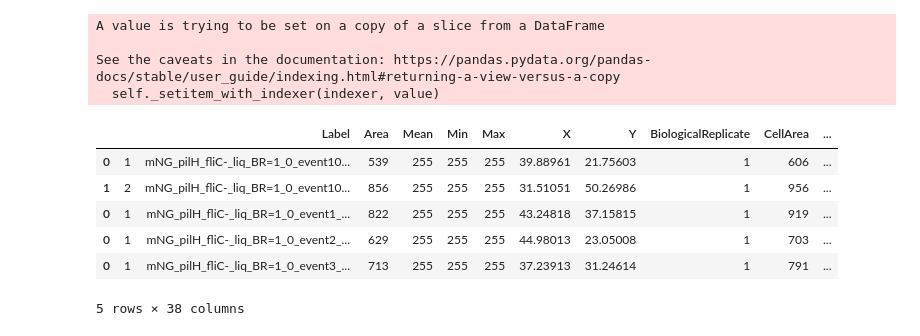
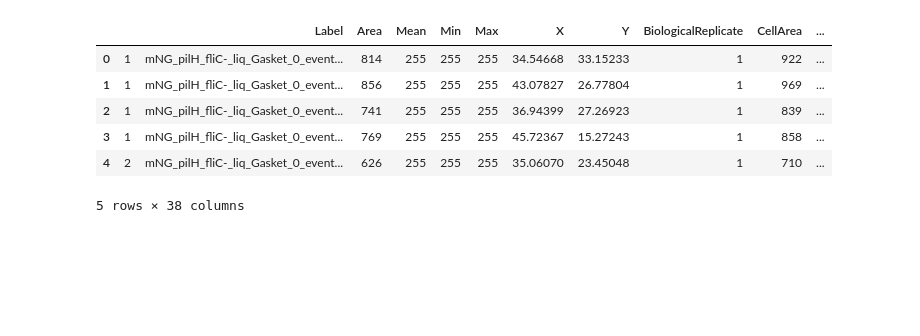
Before and after one commit to lorenzotala/PhD_codes, a Jupyter notebook: Mechanosensation/Python_code/Pole_analysis/Pole_analysis.ipynb, the cells around one changed output. Cells and saved outputs as stored; diff of their text form; code cells hidden in the pictures; blank space fills up the shorter version.

```diff
--- a/Mechanosensation/Python_code/Pole_analysis/Pole_analysis.ipynb
+++ b/Mechanosensation/Python_code/Pole_analysis/Pole_analysis.ipynb
@@ -43,56 +43,60 @@ def bootstrap_stats(bs_samples):
     return np.mean(bs_means), np.median(bs_medians), bs_IC_means, bs_IC_medians
 # %%
 #set root folder
-path='D:/Pili_and_PaQa_counts_data/mNG_pilH'
+#path='E:\Sauvegardes PhD\Covid-19\Pili_and_PaQa_counts_data\Pili_fluo\mNG_pilH'
+path = "C:/Users/tala/Desktop/git/PhD_codes/Mechanosensation/Python_code/Pole_analysis/combined_pilH/"
+Combine_Data = True
 os.chdir(path)
 extension = 'csv'
 list_csv = []
 for root, dirs, files in os.walk(path, topdown=False):
     for name in files:
         if extension in name:
             list_csv.append(os.path.join(root, name))
-os.chdir("C:/users/tala/git/PhD_codes/Mechanosensation/Python_code/Pole_analysis/")
-new_dir = "Data\\"
+#print(list_csv)
+os.chdir("C:/users/tala/Desktop/git/PhD_codes/Mechanosensation/Python_code/Pole_analysis/")
+new_dir = "combined_pilH\\"
+saved_file = "PolesData_pilH_combined.csv"
 if not os.path.exists(new_dir):
     os.mkdir(new_dir)
 os.chdir(new_dir)
 combined_csv = pd.concat([pd.read_csv(f) for f in list_csv ], sort=False)
 combined_csv['Strain'] = 'nan'
 combined_csv['Growth'] = 'nan'
 
 raw_names=list(combined_csv.Label.unique())
-for file in raw_names:
-    split_name=file.rsplit('_event',100)[0].rsplit('_',100)
-    if 'Agarose' in split_name or 'sol' in split_name or 'Agar' in split_name:
-        growth='Solid'
-        if 'Agarose' in split_name:
-            growthInd = split_name.index('Agarose')
-        elif 'sol' in split_name:
-            growthInd = split_name.index('sol')
-        elif 'Agar' in split_name:
-            growthInd = split_name.index('Agar')
-    else:
-        growth='Liquid'
-        if 'liq' in split_name:
-            growthInd = split_name.index('liq')
+#print(raw_names)
+
+if not Combine_Data:
+    for file in raw_names:
+        #print(file)
+        split_name=file.rsplit('_event',100)[0].rsplit('_',100)
+        if 'Agarose' in split_name or 'sol' in split_name or 'Agar' in split_name:
+            growth='Solid'
+            if 'Agarose' in split_name:
+                growthInd = split_name.index('Agarose')
+            elif 'sol' in split_name:
+                growthInd = split_name.index('sol')
+            elif 'Agar' in split_name:
+                growthInd = split_name.index('Agar')
         else:
-            growthInd = len(split_name)-3
-    separator = '_'
-    strain =  separator.join(split_name[0:growthInd])
-    combined_csv.Strain.loc[(combined_csv['Label']==file)]=strain
-    combined_csv.Growth.loc[(combined_csv['Label']==file)]=growth
-combined_csv.to_csv( "PolesData.csv", index=False, encoding='utf-8-sig')
+            growth='Liquid'
+            if 'liq' in split_name:
+                growthInd = split_name.index('liq')
+            else:
+                growthInd = len(split_name)-3
+        separator = '_'
+        strain =  separator.join(split_name[0:growthInd])
+        combined_csv.Strain.loc[(combined_csv['Label']==file)]=strain
+        combined_csv.Growth.loc[(combined_csv['Label']==file)]=growth
+combined_csv.to_csv( saved_file, index=False, encoding='utf-8-sig')
 combined_csv.head()
 # %% [output]
+|  |  | Label | Area | Mean | Min | Max | X | Y | BiologicalReplicate | CellArea | ... |
+| 0 | 1 | mNG_pilH_fliC-_liq_Gasket_0_event... | 814 | 255 | 255 | 255 | 34.54668 | 33.15233 | 1 | 922 | ... |
+| 1 | 1 | mNG_pilH_fliC-_liq_Gasket_0_event... | 856 | 255 | 255 | 255 | 43.07827 | 26.77804 | 1 | 969 | ... |
+| 2 | 1 | mNG_pilH_fliC-_liq_Gasket_0_event... | 741 | 255 | 255 | 255 | 36.94399 | 27.26923 | 1 | 839 | ... |
+| 3 | 1 | mNG_pilH_fliC-_liq_Gasket_0_event... | 769 | 255 | 255 | 255 | 45.72367 | 15.27243 | 1 | 858 | ... |
+| 4 | 2 | mNG_pilH_fliC-_liq_Gasket_0_event... | 626 | 255 | 255 | 255 | 35.06070 | 23.45048 | 1 | 710 | ... |
-A value is trying to be set on a copy of a slice from a DataFrame
-
-See the caveats in the documentation: https://pandas.pydata.org/pandas-docs/stable/user_guide/indexing.html#returning-a-view-versus-a-copy
-  self._setitem_with_indexer(indexer, value)
+5 rows × 38 columns
-|  |  | Label | Area | Mean | Min | Max | X | Y | BiologicalReplicate | CellArea | ... |
-| 0 | 1 | mNG_pilH_fliC-_liq_BR=1_0_event10... | 539 | 255 | 255 | 255 | 39.88961 | 21.75603 | 1 | 606 | ... |
-| 1 | 2 | mNG_pilH_fliC-_liq_BR=1_0_event10... | 856 | 255 | 255 | 255 | 31.51051 | 50.26986 | 1 | 956 | ... |
-| 0 | 1 | mNG_pilH_fliC-_liq_BR=1_0_event1_... | 822 | 255 | 255 | 255 | 43.24818 | 37.15815 | 1 | 919 | ... |
-| 0 | 1 | mNG_pilH_fliC-_liq_BR=1_0_event2_... | 629 | 255 | 255 | 255 | 44.98013 | 23.05008 | 1 | 703 | ... |
-| 0 | 1 | mNG_pilH_fliC-_liq_BR=1_0_event3_... | 713 | 255 | 255 | 255 | 37.23913 | 31.24614 | 1 | 791 | ... |
-5 rows × 38 columns
 # %%
```
Also changed, not shown: parts of 10 cells of this notebook, 28 other files.
